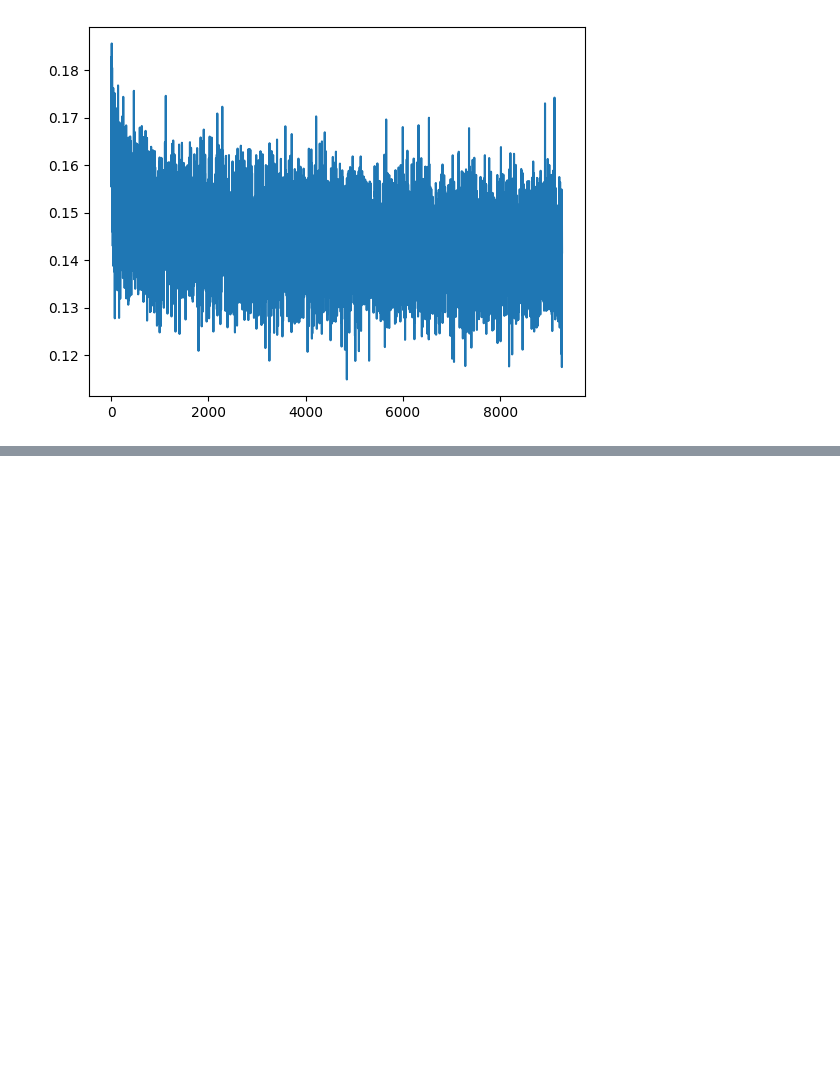
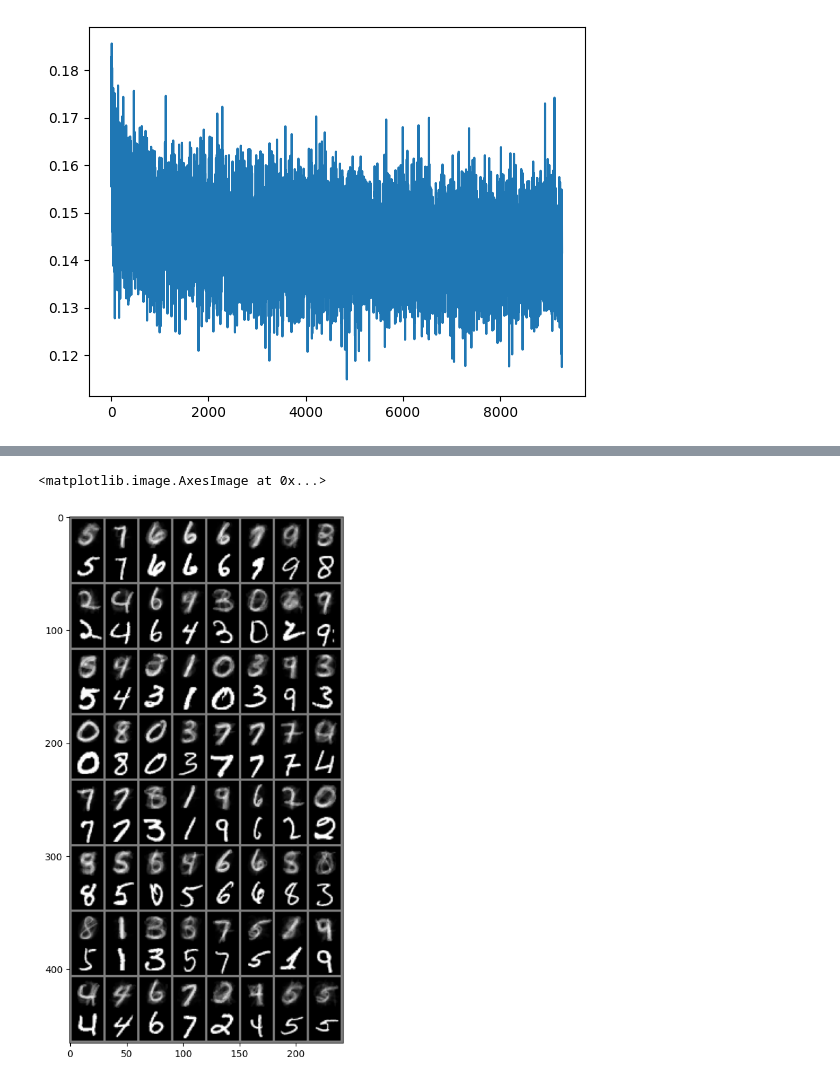
Before and after one commit to KjetilIN/attention-basics, a Jupyter notebook: notebooks/train_mha.ipynb, the cells around one changed output, grey strips where cells are left out. Saved outputs shown, nothing was run; the diff lists cells and outputs as text; code cells hidden in the pictures; blank space fills up the shorter version.

```diff
--- a/notebooks/train_mha.ipynb
+++ b/notebooks/train_mha.ipynb
@@ -139,0 +186,14 @@ Minimum MSE loss 0.1149
+# %%
+# Reshape the target and returned images
+target_img = q_img.reshape(batch_size, 1, 28, 28)
+indexed_img = attn_output.reshape(batch_size, 1, 28, 28)
+
+# Stack the images with the returned image on top
+img_pair = torch.cat((indexed_img, target_img), 2).cpu()
+# %%
+plt.figure(figsize=(10, 10))
+out = torchvision.utils.make_grid(img_pair, 8, normalize=True, pad_value=0.5)
+plt.imshow(out.numpy().transpose((1, 2, 0)))
+# %% [output]
+<matplotlib.image.AxesImage at 0x...>
+[figure, added]
```
Also changed, not shown: parts of 10 cells of this notebook.
